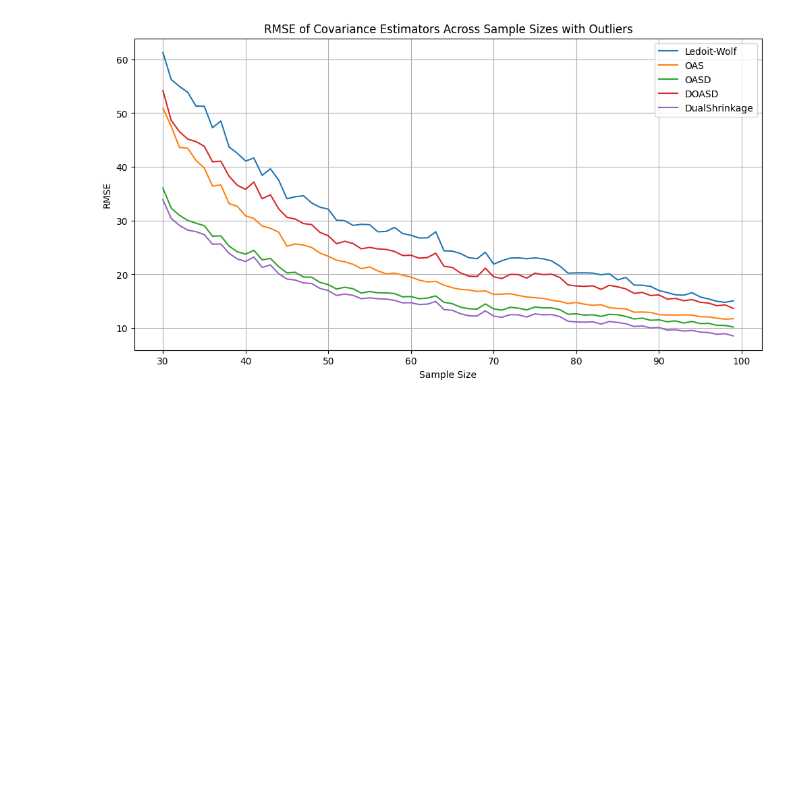
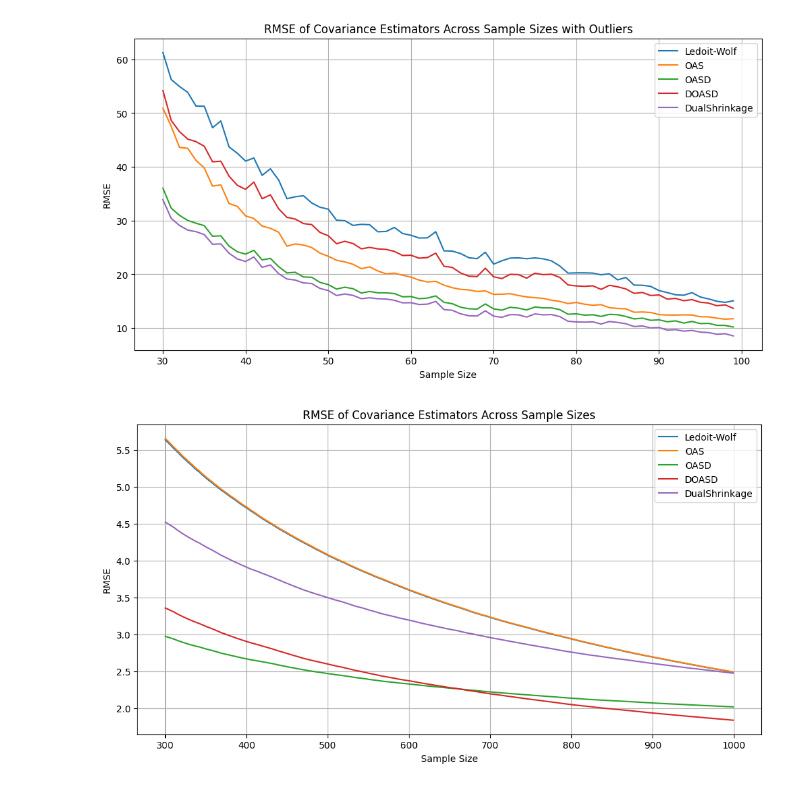
Before and after one commit to quaziemma/DUAL_SHRINKAGE_ESTIMATOR, a Jupyter notebook: DOASD_Estimation(2) (2).ipynb, the cells around one changed output. Cells and saved outputs as stored; diff of their text form; code cells hidden in the pictures; blank space fills up the shorter version.

```diff
--- a/DOASD_Estimation(2) (2).ipynb
+++ b/DOASD_Estimation(2) (2).ipynb
@@ -2104,8 +2104,8 @@ def make_data_with_variance(n_samples=100, n_features=100, noise=0.2, random_sta
     return X_train
 
 # Parameters
-n_features = 100  # Number of features
-sample_sizes = np.arange(30, 100)  # Sample sizes from 30 to 99
+n_features = 1000  # Number of features
+sample_sizes = np.arange(300, 1000)  # Sample sizes from 30 to 99
 
 # Define a function to compute RMSE for a given estimator and sample size
 def compute_rmse(estimator, X_train):
@@ -2173,33 +2173,35 @@ class DualShrinkageEstimator:
 
         # Reconstruct covariance matrix
         self.covariance_ = shrunk_diag + shrunk_off_diag
 
         return self
 
 # Fit covariance estimators for different sample sizes and compute RMSE
 rmse_results = {'Ledoit-Wolf': [], 'OAS': [], 'OASD': [], 'DOASD': [], 'DualShrinkage': []}
 for n_samples in sample_sizes:
     X_train = make_data_with_variance(n_samples, n_features, random_state=42)
     for estimator_name, estimator in [('Ledoit-Wolf', LedoitWolf()),
                                       ('OAS', OAS()),
-                                      ('OASD', ShrunkCovariance(shrinkage=0.5)),
-                                      ('DOASD', DOASD(diagonal_shrinkage=0.5, off_diagonal_shrinkage=0.5)),  # Set off_diagonal_shrinkage = 0.5
-                                      ('DualShrinkage', DualShrinkageEstimator(delta_diag=0.5, delta_off_diag=0.5))]:
+                                      ('OASD', ShrunkCovariance(shrinkage=0.4)),
+                                      ('DOASD', DOASD(diagonal_shrinkage=0.4, off_diagonal_shrinkage=0.3)),  # Set off_diagonal_shrinkage = 0.5
+                                      ('DualShrinkage', DualShrinkageEstimator(delta_diag=0.4, delta_off_diag=0.3))]:
         rmse = compute_rmse(estimator, X_train)
         rmse_results[estimator_name].append(rmse)
 
 # Reshape RMSE values for plotting
 for estimator_name, rmse_values in rmse_results.items():
     rmse_results[estimator_name] = np.array(rmse_values).reshape(len(sample_sizes), -1)
 
 # Plot RMSE across sample sizes for each estimator
 plt.figure(figsize=(12, 6))
 for estimator_name, rmse_values in rmse_results.items():
     plt.plot(sample_sizes, rmse_values.mean(axis=1), label=estimator_name)
 
 plt.title('RMSE of Covariance Estimators Across Sample Sizes')
 plt.xlabel('Sample Size')
 plt.ylabel('RMSE')
 plt.legend()
 plt.grid(True)
 plt.show()
+# %% [output]
+[figure, added]
```
